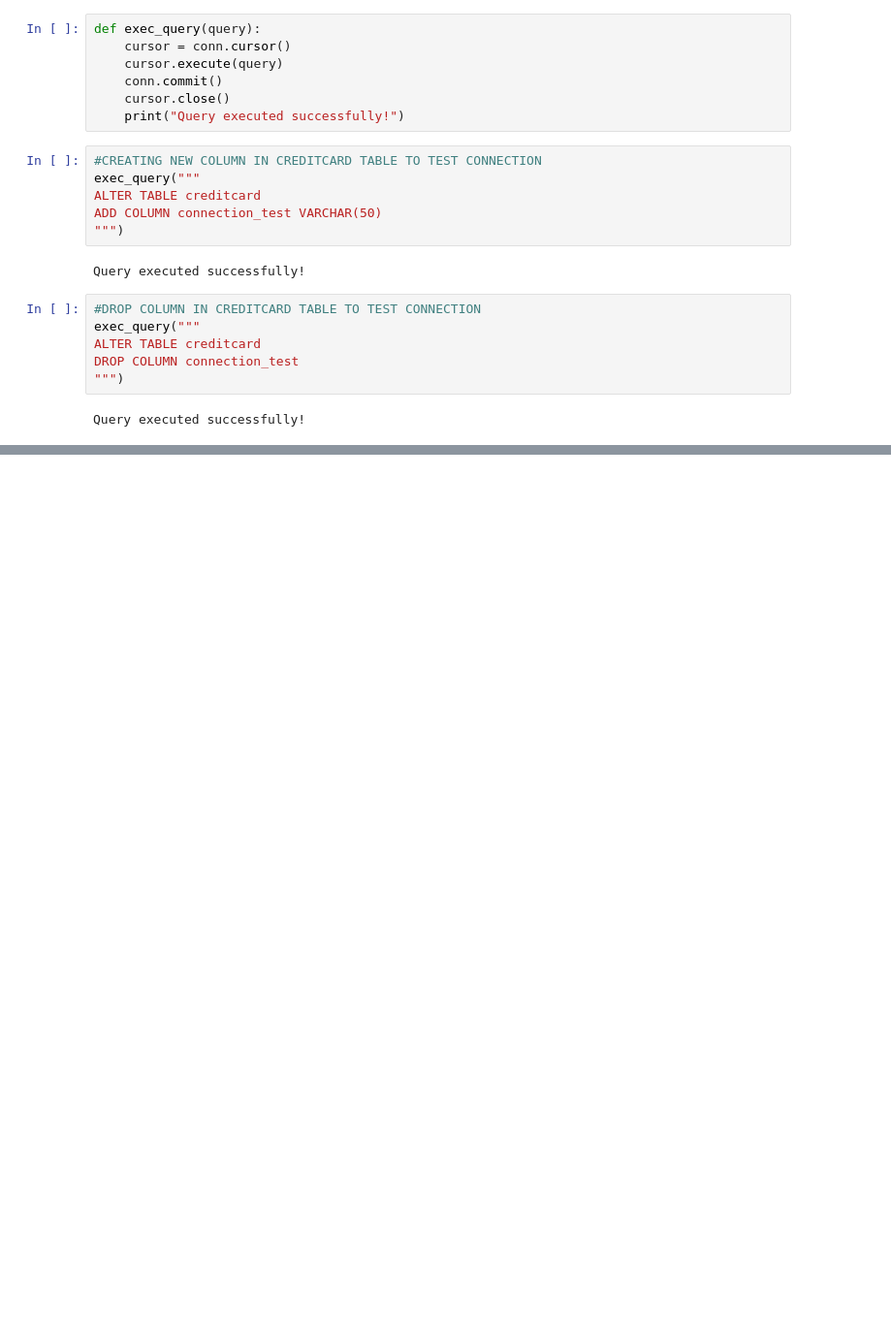
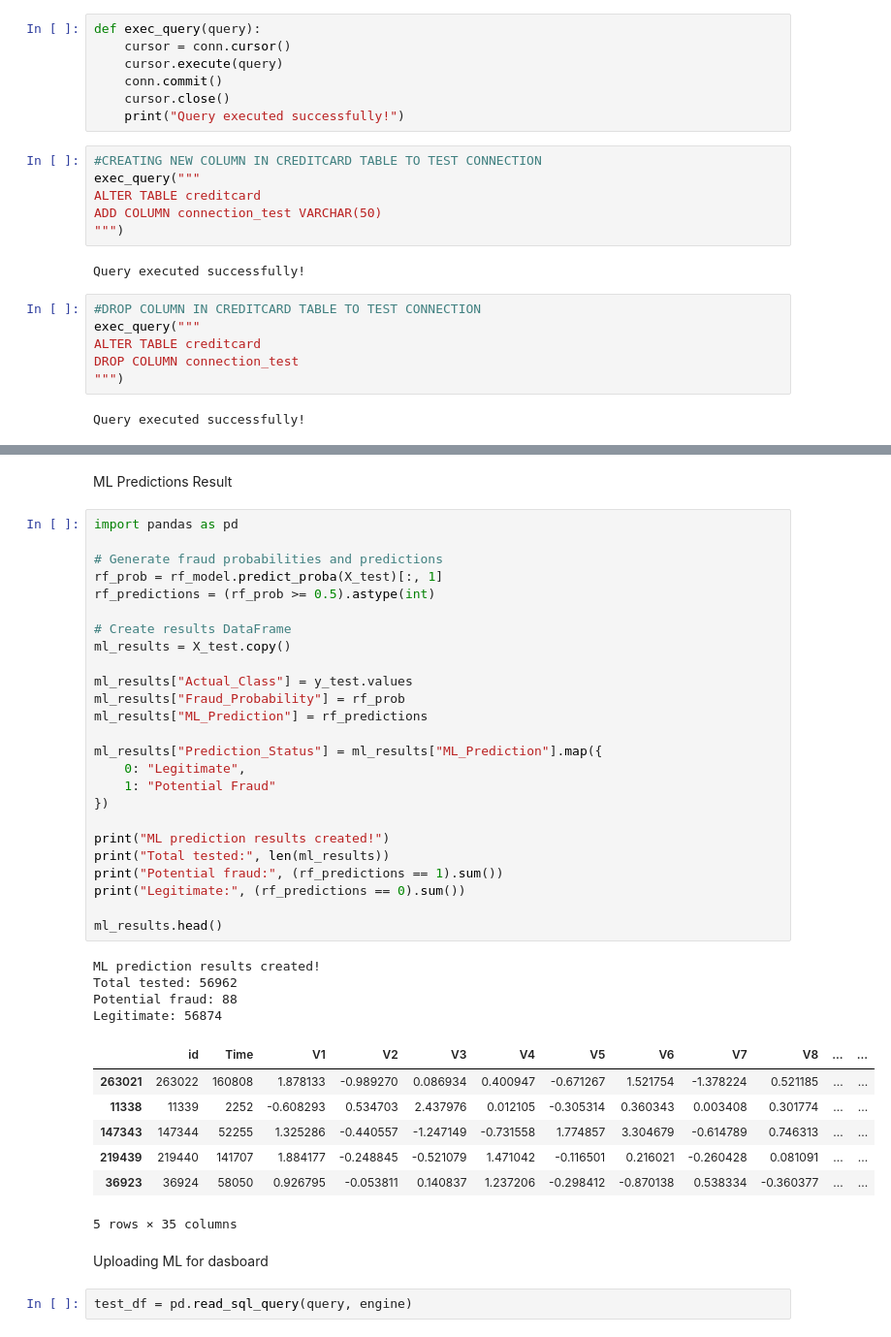
Before and after one commit to Sibiart/Fraud-Detection-Streaming-Analytics, a Jupyter notebook: Python/Fraud_Exploration.ipynb, the cells around one changed output, grey strips where cells are left out. Shown at 97% size. Saved outputs shown, nothing was run; the diff lists cells and outputs as text; blank space fills up the shorter version.

```diff
--- a/Python/Fraud_Exploration.ipynb
+++ b/Python/Fraud_Exploration.ipynb
@@ -766,0 +1149,43 @@ Query executed successfully!
+# %% [markdown]
+ML Predictions Result
+# %%
+import pandas as pd
+
+# Generate fraud probabilities and predictions
+rf_prob = rf_model.predict_proba(X_test)[:, 1]
+rf_predictions = (rf_prob >= 0.5).astype(int)
+
+# Create results DataFrame
+ml_results = X_test.copy()
+
+ml_results["Actual_Class"] = y_test.values
+ml_results["Fraud_Probability"] = rf_prob
+ml_results["ML_Prediction"] = rf_predictions
+
+ml_results["Prediction_Status"] = ml_results["ML_Prediction"].map({
+    0: "Legitimate",
+    1: "Potential Fraud"
+})
+
+print("ML prediction results created!")
+print("Total tested:", len(ml_results))
+print("Potential fraud:", (rf_predictions == 1).sum())
+print("Legitimate:", (rf_predictions == 0).sum())
+
+ml_results.head()
+# %% [output]
+ML prediction results created!
+Total tested: 56962
+Potential fraud: 88
+Legitimate: 56874
+|  | id | Time | V1 | V2 | V3 | V4 | V5 | V6 | V7 | V8 | ... | ... |
+| 263021 | 263022 | 160808 | 1.878133 | -0.989270 | 0.086934 | 0.400947 | -0.671267 | 1.521754 | -1.378224 | 0.521185 | ... | ... |
+| 11338 | 11339 | 2252 | -0.608293 | 0.534703 | 2.437976 | 0.012105 | -0.305314 | 0.360343 | 0.003408 | 0.301774 | ... | ... |
+| 147343 | 147344 | 52255 | 1.325286 | -0.440557 | -1.247149 | -0.731558 | 1.774857 | 3.304679 | -0.614789 | 0.746313 | ... | ... |
+| 219439 | 219440 | 141707 | 1.884177 | -0.248845 | -0.521079 | 1.471042 | -0.116501 | 0.216021 | -0.260428 | 0.081091 | ... | ... |
+| 36923 | 36924 | 58050 | 0.926795 | -0.053811 | 0.140837 | 1.237206 | -0.298412 | -0.870138 | 0.538334 | -0.360377 | ... | ... |
+5 rows × 35 columns
+# %% [markdown]
+Uploading ML for dasboard
+# %%
+test_df = pd.read_sql_query(query, engine)
```
Also changed, not shown: parts of 54 cells of this notebook, 4 other files.
